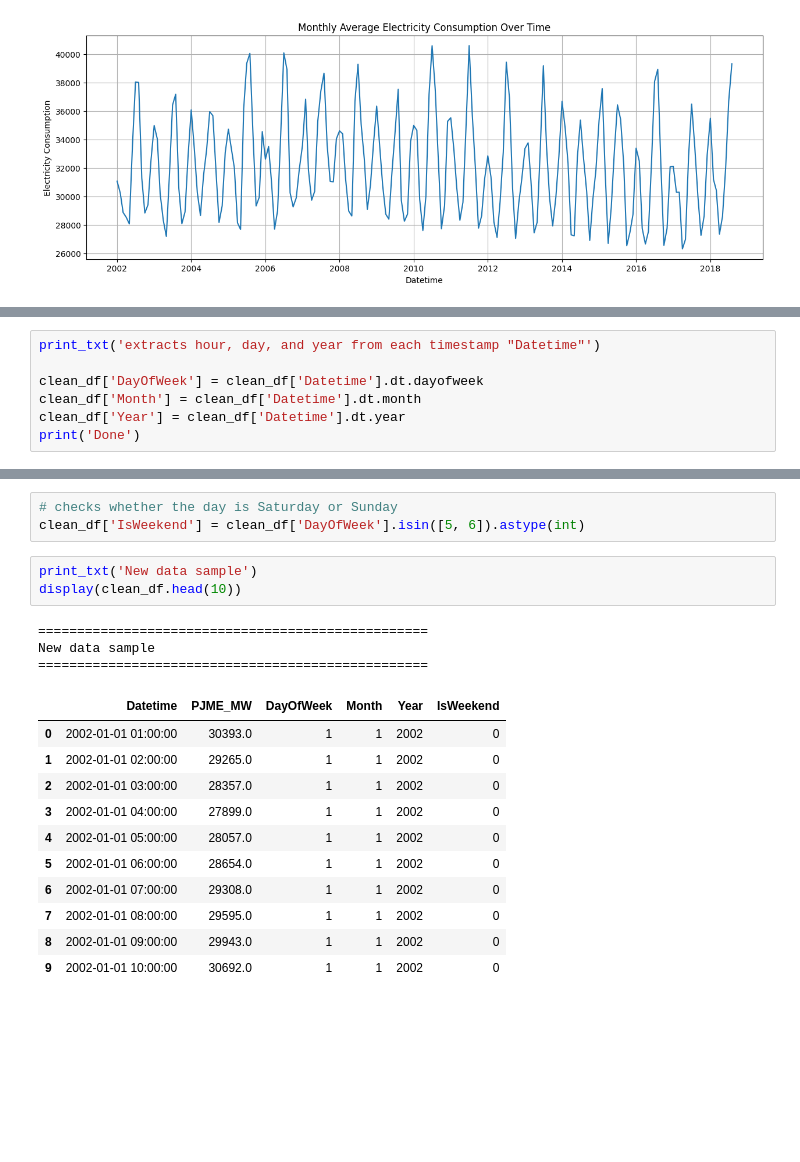
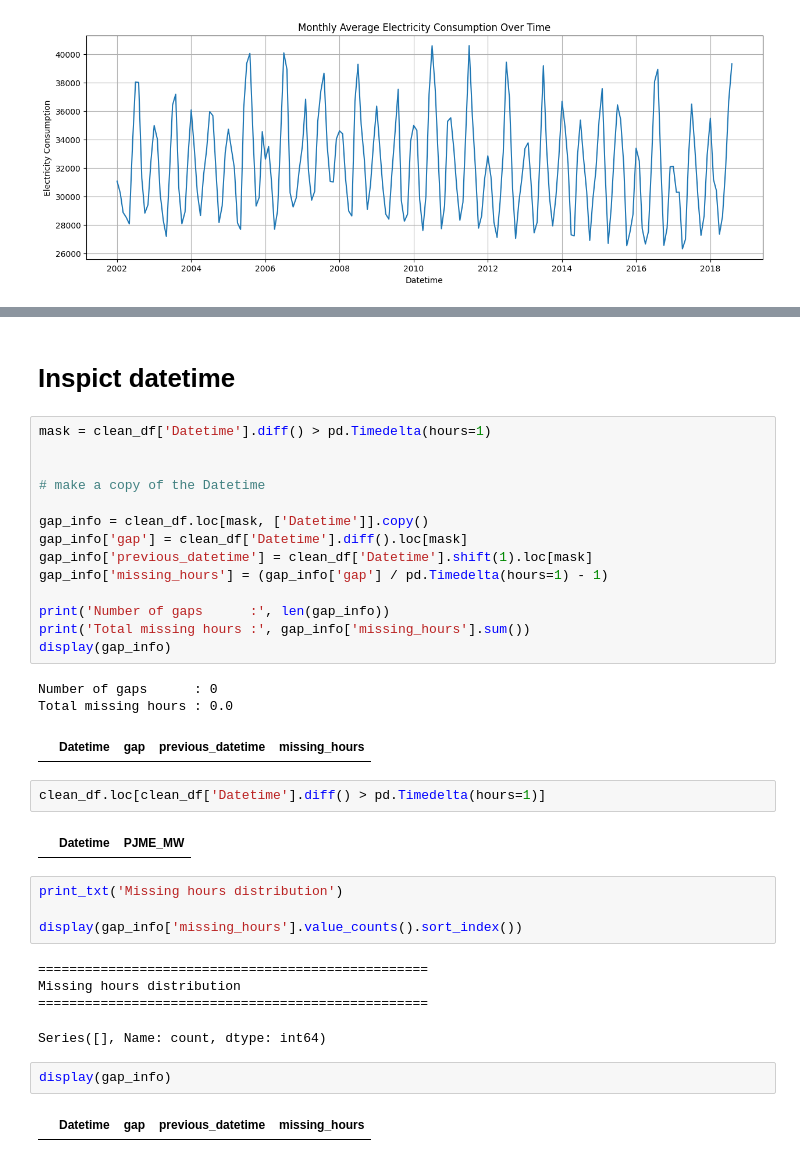
Before and after one commit to ikara-py/azure_1, a Jupyter notebook: notebooks/01_eda.ipynb, the cells around one changed output, grey strips where cells are left out. Saved outputs shown, nothing was run; the diff lists cells and outputs as text; blank space fills up the shorter version.

```diff
--- a/notebooks/01_eda.ipynb
+++ b/notebooks/01_eda.ipynb
@@ -339,7 +348,0 @@ plt.show()
-# %%
-print_txt('extracts hour, day, and year from each timestamp "Datetime"')
-
-clean_df['DayOfWeek'] = clean_df['Datetime'].dt.dayofweek
-clean_df['Month'] = clean_df['Datetime'].dt.month
-clean_df['Year'] = clean_df['Datetime'].dt.year
-print('Done')
@@ -365,21 +349,37 @@ New data sample
-# %%
-# checks whether the day is Saturday or Sunday
-clean_df['IsWeekend'] = clean_df['DayOfWeek'].isin([5, 6]).astype(int)
-# %%
-print_txt('New data sample')
-display(clean_df.head(10))
-# %% [output]
-==================================================
-New data sample
-==================================================
-|  | Datetime | PJME_MW | DayOfWeek | Month | Year | IsWeekend |
-| 0 | 2002-01-01 01:00:00 | 30393.0 | 1 | 1 | 2002 | 0 |
-| 1 | 2002-01-01 02:00:00 | 29265.0 | 1 | 1 | 2002 | 0 |
-| 2 | 2002-01-01 03:00:00 | 28357.0 | 1 | 1 | 2002 | 0 |
-| 3 | 2002-01-01 04:00:00 | 27899.0 | 1 | 1 | 2002 | 0 |
-| 4 | 2002-01-01 05:00:00 | 28057.0 | 1 | 1 | 2002 | 0 |
-| 5 | 2002-01-01 06:00:00 | 28654.0 | 1 | 1 | 2002 | 0 |
-| 6 | 2002-01-01 07:00:00 | 29308.0 | 1 | 1 | 2002 | 0 |
-| 7 | 2002-01-01 08:00:00 | 29595.0 | 1 | 1 | 2002 | 0 |
-| 8 | 2002-01-01 09:00:00 | 29943.0 | 1 | 1 | 2002 | 0 |
-| 9 | 2002-01-01 10:00:00 | 30692.0 | 1 | 1 | 2002 | 0 |
+# %% [markdown]
+# Inspict datetime
+# %%
+mask = clean_df['Datetime'].diff() > pd.Timedelta(hours=1)
+
+
+# make a copy of the Datetime
+
+gap_info = clean_df.loc[mask, ['Datetime']].copy()
+gap_info['gap'] = clean_df['Datetime'].diff().loc[mask]
+gap_info['previous_datetime'] = clean_df['Datetime'].shift(1).loc[mask]
+gap_info['missing_hours'] = (gap_info['gap'] / pd.Timedelta(hours=1) - 1)
+
+print('Number of gaps      :', len(gap_info))
+print('Total missing hours :', gap_info['missing_hours'].sum())
+display(gap_info)
+# %% [output]
+Number of gaps      : 0
+Total missing hours : 0.0
+|  | Datetime | gap | previous_datetime | missing_hours |
+# %%
+clean_df.loc[clean_df['Datetime'].diff() > pd.Timedelta(hours=1)]
+# %% [output]
+|  | Datetime | PJME_MW |
+# %%
+print_txt('Missing hours distribution')
+
+display(gap_info['missing_hours'].value_counts().sort_index())
+# %% [output]
+==================================================
+Missing hours distribution
+==================================================
+Series([], Name: count, dtype: int64)
+# %%
+display(gap_info)
+# %% [output]
+|  | Datetime | gap | previous_datetime | missing_hours |
```
Also changed, not shown: parts of 10 cells of this notebook.
